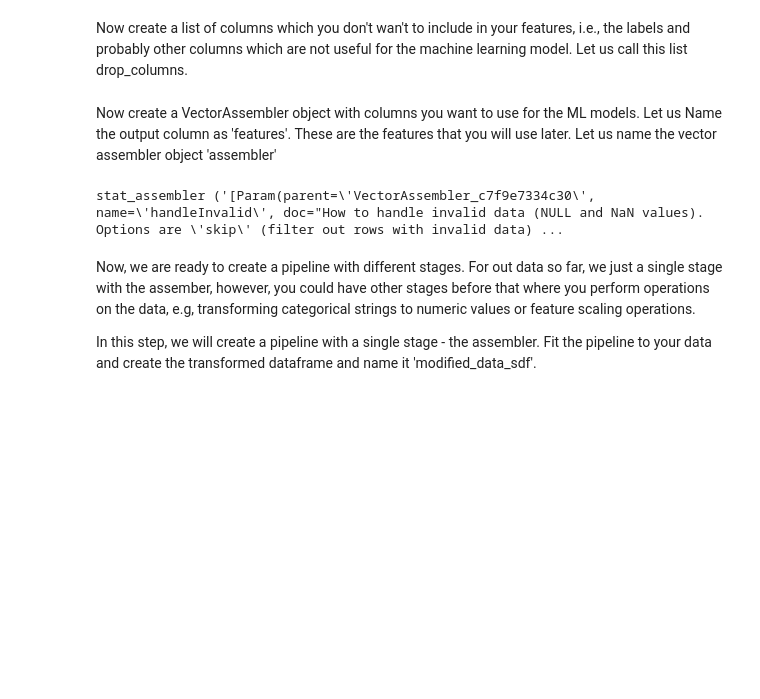
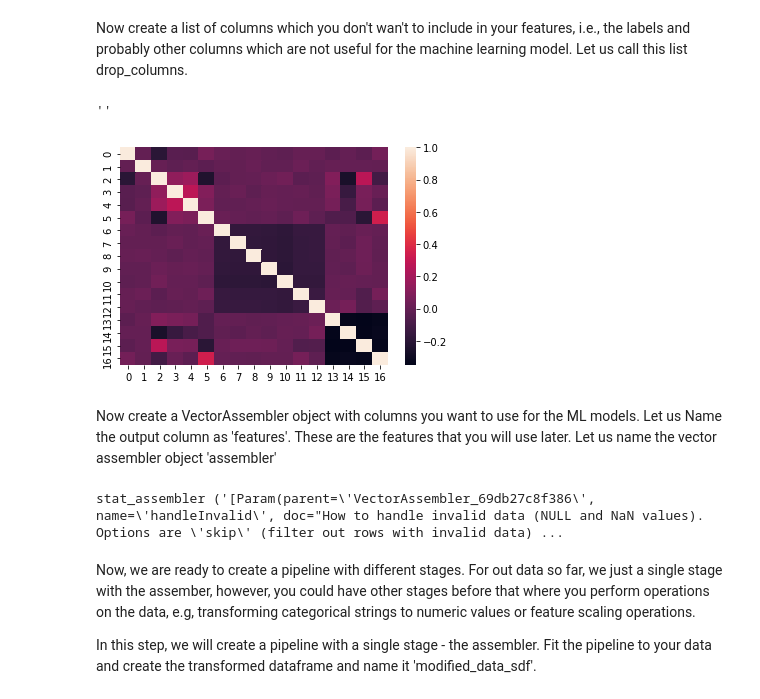
Before and after one commit to rachel0614/BDA-Project1, a Jupyter notebook: WIP_CA_5_Scalable_Distributed_Machine_Learning_Spark_sklearn.ipynb, the cells around one changed output. Cells and saved outputs as stored; diff of their text form; code cells hidden in the pictures; blank space fills up the shorter version.

```diff
--- a/WIP_CA_5_Scalable_Distributed_Machine_Learning_Spark_sklearn.ipynb
+++ b/WIP_CA_5_Scalable_Distributed_Machine_Learning_Spark_sklearn.ipynb
@@ -883,9 +886,26 @@ all_columns = [
 Now create a list of columns which you don't wan't to include in your features, i.e., the labels and probably other columns which are not useful for the machine learning model. Let us call this list drop_columns.
 # %%
 # Add your code here
-drop_columns = ['id','label']# Task
+drop_columns = ['id','label'\
+#                ,'dislikes_log', 'country_IN','category_id_FR','category_id_CA'\
+#                ,'category_id_US','ratings_disabled','comment_log'\
+                ]# Task
 # %%
 columns_to_use = [i for i in all_columns if i not in drop_columns]
+# %%
+#for selection of unuseful columns
+vector_col = "corr_features"
+assembler = VectorAssembler(inputCols=columns_to_use,
+                            outputCol=vector_col)
+train_sdf_vector = assembler.transform(train_sdf).select(vector_col)
+arr_features = train_sdf_vector.rdd.map(lambda row: row['corr_features'].toArray())
+pearson_corr = Statistics.corr(arr_features, method='pearson')
+sns.heatmap(pearson_corr)
+columns_to_use
+""""""
+# %% [output]
+''
+[figure, added]
 # %% [markdown]
 Now create a VectorAssembler object with columns you want to use for the ML models. Let us Name the output column as 'features'. These are the features that you will use later.  Let us name the vector assembler object 'assembler'
 # %%
@@ -896,7 +916,7 @@ assembler = VectorAssembler(inputCols = columns_to_use, outputCol = features)
 # Print assember stats
 print('stat_assembler', (str(assembler.params), columns_to_use))
 # %% [output]
-stat_assembler ('[Param(parent=\'VectorAssembler_c7f9e7334c30\', name=\'handleInvalid\', doc="How to handle invalid data (NULL and NaN values). Options are \'skip\' (filter out rows with invalid data) ...
+stat_assembler ('[Param(parent=\'VectorAssembler_69db27c8f386\', name=\'handleInvalid\', doc="How to handle invalid data (NULL and NaN values). Options are \'skip\' (filter out rows with invalid data) ...
 # %% [markdown]
 Now, we are ready to create a pipeline with different stages.  For out data so far, we just a single stage with the assember, however, you could have other stages  before that where you perform operations on the data, e.g, transforming categorical strings to numeric values or feature scaling operations.
 
```
Also changed, not shown: parts of 22 cells of this notebook.
